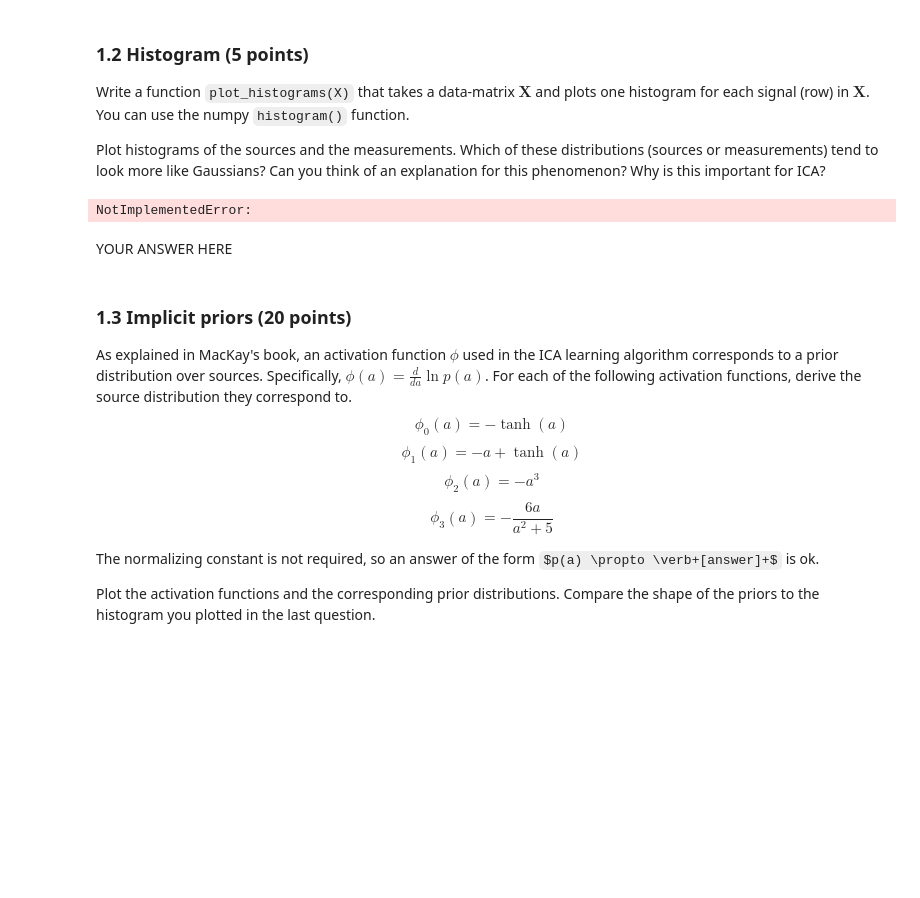
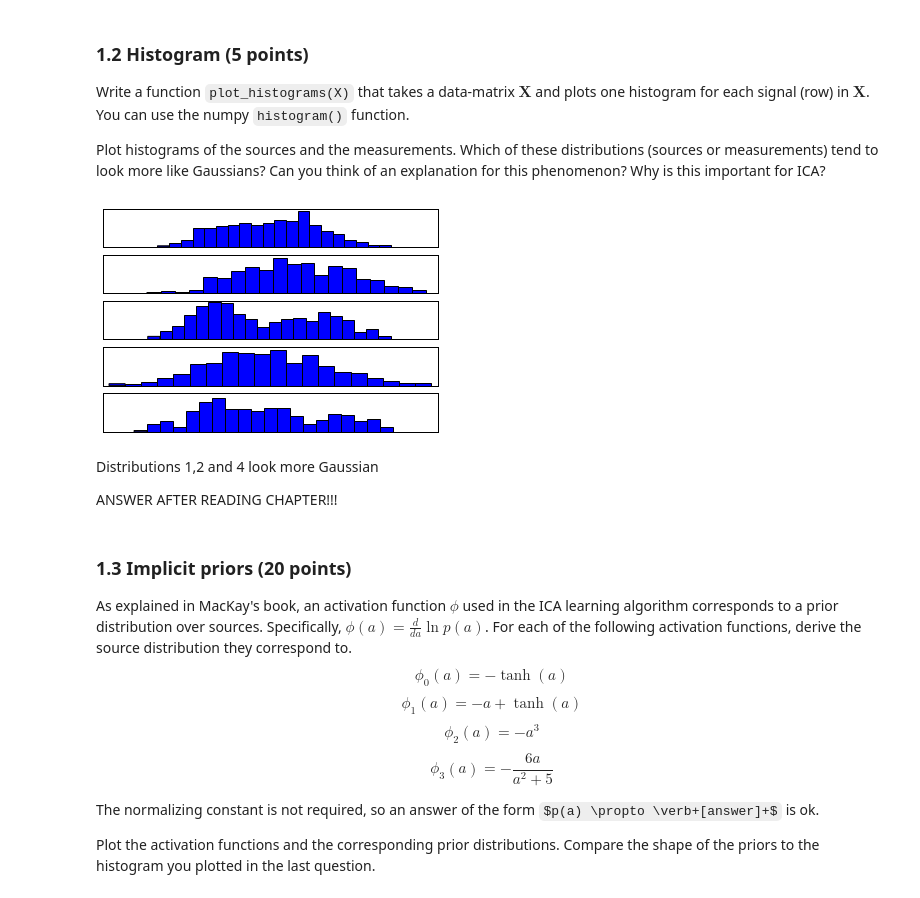
Before and after one commit to themko/ml2-lab1, a Jupyter notebook: lab1.ipynb, the cells around one changed output. Saved outputs shown, nothing was run; the diff lists cells and outputs as text; code cells hidden in the pictures; some formulas as TeX source; blank space fills up the shorter version.

```diff
--- a/lab1.ipynb
+++ b/lab1.ipynb
@@ -108,14 +108,27 @@ Write a function `plot_histograms(X)` that takes a data-matrix $\mathbf{X}$ and
 
 Plot histograms of the sources and the measurements.
 Which of these distributions (sources or measurements) tend to look more like Gaussians? Can you think of an explanation for this phenomenon? Why is this important for ICA?
-# %%
-### 1.2 Histogram
-# YOUR CODE HERE
-raise NotImplementedError()
-# %% [output]
-NotImplementedError:
-# %% [markdown]
-YOUR ANSWER HERE
+# %%
+### 1.2 Histogram
+import matplotlib.pyplot as plt
+def plot_histograms(X):
+    figure()
+    for i in range(X.shape[0]):
+        ax = plt.subplot(X.shape[0], 1, i + 1)
+        plt.hist(X[i,:],bins=20)
+        plt.show
+        ax.set_xticks([])
+        ax.set_yticks([])
+
+
+plot_histograms(X)
+#raise NotImplementedError()
+# %% [output]
+[figure, added]
+# %% [markdown]
+Distributions 1,2 and 4 look more Gaussian
+
+ANSWER AFTER READING CHAPTER!!!
 # %% [markdown]
 ### 1.3 Implicit priors (20 points)
 As explained in MacKay's book, an activation function $\phi$ used in the ICA learning algorithm corresponds to a prior distribution over sources. Specifically, $\phi(a) = \frac{d}{da} \ln p(a)$. For each of the following activation functions, derive the source distribution they correspond to.
```
Also changed, not shown: parts of 6 cells of this notebook.
